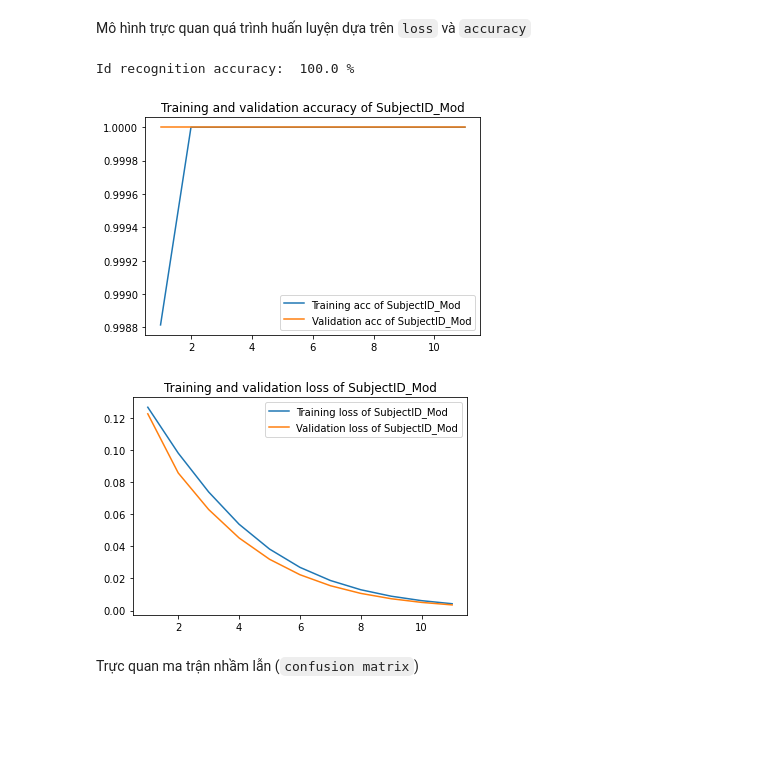
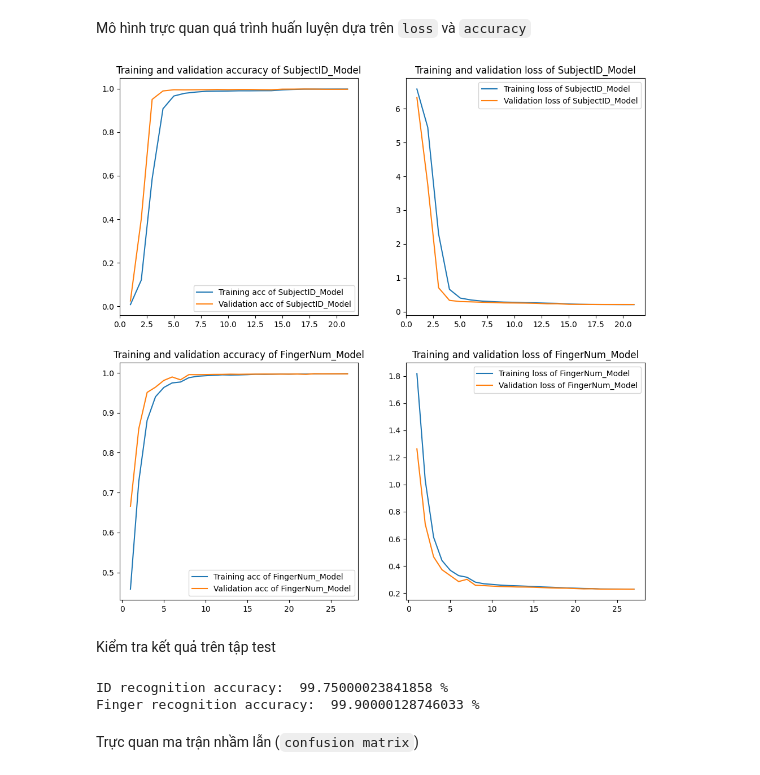
Before and after one commit to yakhimm/HW-FingerprintRecognition, a Jupyter notebook: classify.ipynb, the cells around one changed output. Saved outputs shown, nothing was run; the diff lists cells and outputs as text; code cells hidden in the pictures; blank space fills up the shorter version.

```diff
--- a/classify.ipynb
+++ b/classify.ipynb
@@ -374,7 +408,7 @@ class recognition():
 # %% [markdown]
 Định nghĩa model cho bài toán
 # %%
-model = recognition().model()
+model = recognition(type_model = TYPE_MODEL).model()
 # %% [markdown]
 Kiểm tra thông số `parameter` và các lớp của `model`.
 
@@ -457,12 +505,18 @@ for i in range(NETS):
                                     patience=1,
                                     min_lr=ReduceLR_minlr[i],
                                     verbose=1),
-        callbacks.ModelCheckpoint(filepath= f'{name_file}-best-model.h5')
+
+        callbacks.ModelCheckpoint(filepath= f'{name_file}-best-{MODEL_NAME[i]}.h5',
+                                  monitor = 'val_accuracy',
+                                  mode = 'max',
+                                  verbose = 3,
+                                  save_best_only= True,
+                                  save_weights_only= True)
         # callbacks.TensorBoard(log_dir="./log_dir/" + MODEL_NAME[i]),
         ]
 
     # Train model
-    print(f'Starting to train {model[i]}...\n')
+    print(f'Starting to train {MODEL_NAME[i]}...\n')
 
     history[i] = model[i].fit(x_train, y_train[i],
                               batch_size=batch_size,
@@ -470,8 +524,8 @@ for i in range(NETS):
                               validation_data=(x_val, y_val[i]),
                               verbose=1, callbacks=CallBack[i])
 
-    print(f'Training {model[i]} successfully !!!')
+    print(f'Training {MODEL_NAME[i]} successfully !!!')
 
     # Save last model
-    model[i].save_weights(filepath= f'{name_file}-last-model.h5')
-    print(f'Save last model to {name_file}-last-model.h5\n')
+    model[i].save_weights(filepath= f'{name_file}-last-{MODEL_NAME[i]}.h5')
+    print(f'Save last model to {name_file}-last-{MODEL_NAME[i]}.h5\n')
@@ -482,35 +554,44 @@ Mô hình trực quan quá trình huấn luyện dựa trên `loss` và `accurac
 # %%
 acc = [0] * NETS
 val_acc = [0] * NETS
 loss = [0] * NETS
 val_loss = [0] * NETS
+
+fig, ax = plt.subplots(2, 2, figsize = (12, 12))
+
 for i in range(NETS):
     acc[i] = history[i].history['accuracy']
     val_acc[i] = history[i].history['val_accuracy']
     loss[i] = history[i].history['loss']
     val_loss[i] = history[i].history['val_loss']
 
     epochs = range(1, len(acc[i]) + 1)
     # plot figures models
-    plt.figure()
-    plt.plot(epochs, acc[i], label='Training acc of '+ MODEL_NAME[i])
-    plt.plot(epochs, val_acc[i], label='Validation acc of '+ MODEL_NAME[i])
-    plt.title('Training and validation accuracy of '+ MODEL_NAME[i])
-    plt.legend()
-    plt.figure()
-    plt.plot(epochs, loss[i],  label='Training loss of '+ MODEL_NAME[i])
-    plt.plot(epochs, val_loss[i], label='Validation loss of '+ MODEL_NAME[i])
-    plt.title('Training and validation loss of '+ MODEL_NAME[i])
-    plt.legend()
+    # ax[i][0].figure()
+    ax[i][0].plot(epochs, acc[i], label = 'Training acc of '+ MODEL_NAME[i])
+    ax[i][0].plot(epochs, val_acc[i], label = 'Validation acc of '+ MODEL_NAME[i])
+    ax[i][0].set_title('Training and validation accuracy of '+ MODEL_NAME[i])
+    ax[i][0].legend()
 
-testing_acc_Id = model[0].evaluate([x_test], [y_SubjectID_test], verbose=0)
-print("Id recognition accuracy: ",testing_acc_Id[1]*100, "%")
-testing_acc_finger = model[1].evaluate([x_test], [y_fingerNum_test], verbose=0)
-print("Finger recognition accuracy: ",testing_acc_finger[1]*100, "%")
+    # ax[i][1].figure()
+    ax[i][1].plot(epochs, loss[i],  label='Training loss of '+ MODEL_NAME[i])
+    ax[i][1].plot(epochs, val_loss[i], label='Validation loss of '+ MODEL_NAME[i])
+    ax[i][1].set_title('Training and validation loss of '+ MODEL_NAME[i])
+    ax[i][1].legend()
+
+plt.savefig(f'{TRAIN_DIR}/acc-loss.png')
 # %% [output]
-Id recognition accuracy:  100.0 %
-[figure, old version]
+[figure, new version]
-[figure, removed]
+# %% [markdown]
+Kiểm tra kết quả trên tập test
+# %%
+testing_acc_Id = model[0].evaluate([x_test], [y_SubjectID_test], verbose=0)
+print("ID recognition accuracy: ",testing_acc_Id[1]*100, "%")
+testing_acc_finger = model[1].evaluate([x_test], [y_fingerNum_test], verbose=0)
+print("Finger recognition accuracy: ",testing_acc_finger[1]*100, "%")
+# %% [output]
+ID recognition accuracy:  99.75000023841858 %
+Finger recognition accuracy:  99.90000128746033 %
 # %% [markdown]
 Trực quan ma trận nhầm lẫn (`confusion matrix`)
 # %%
```
Also changed, not shown: parts of 18 cells of this notebook, 15 other files.
